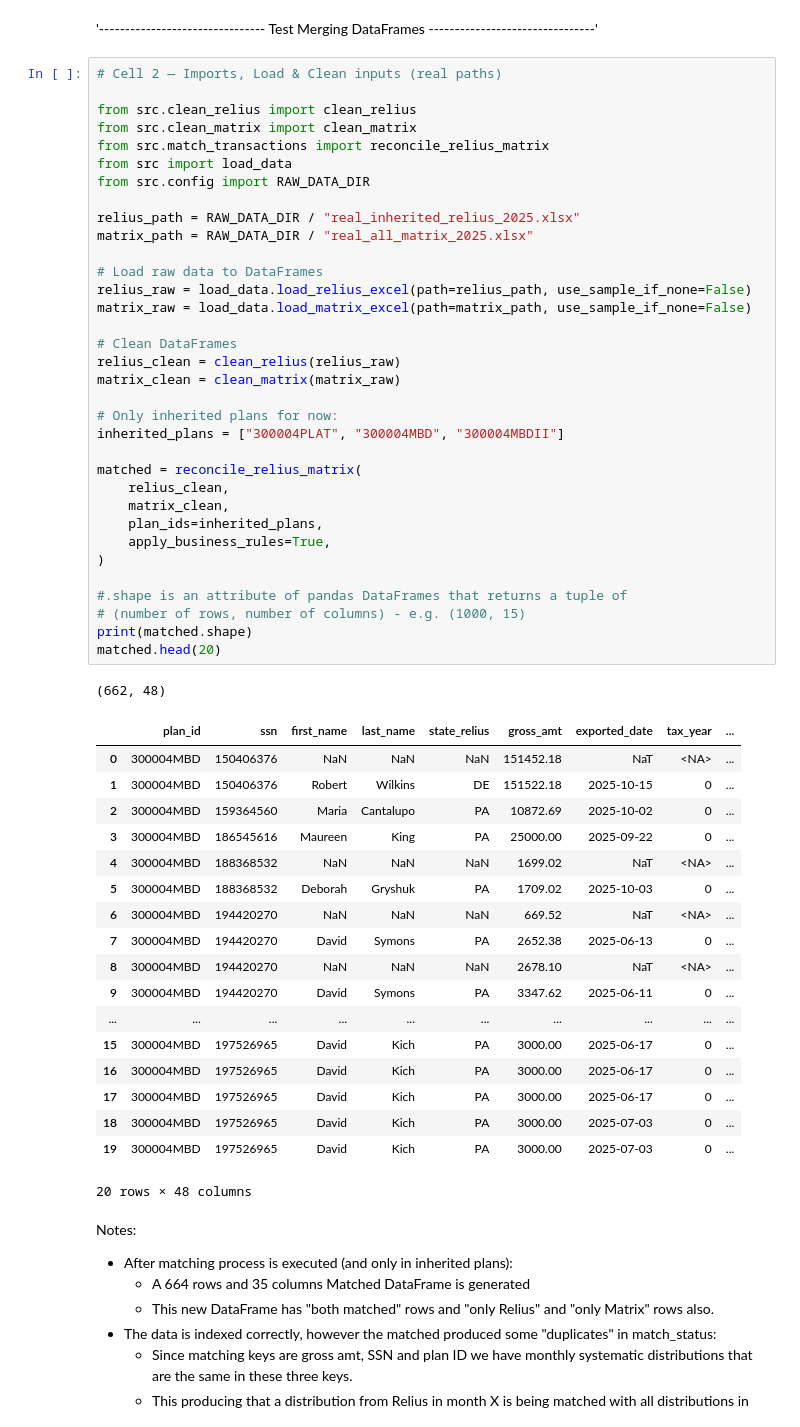
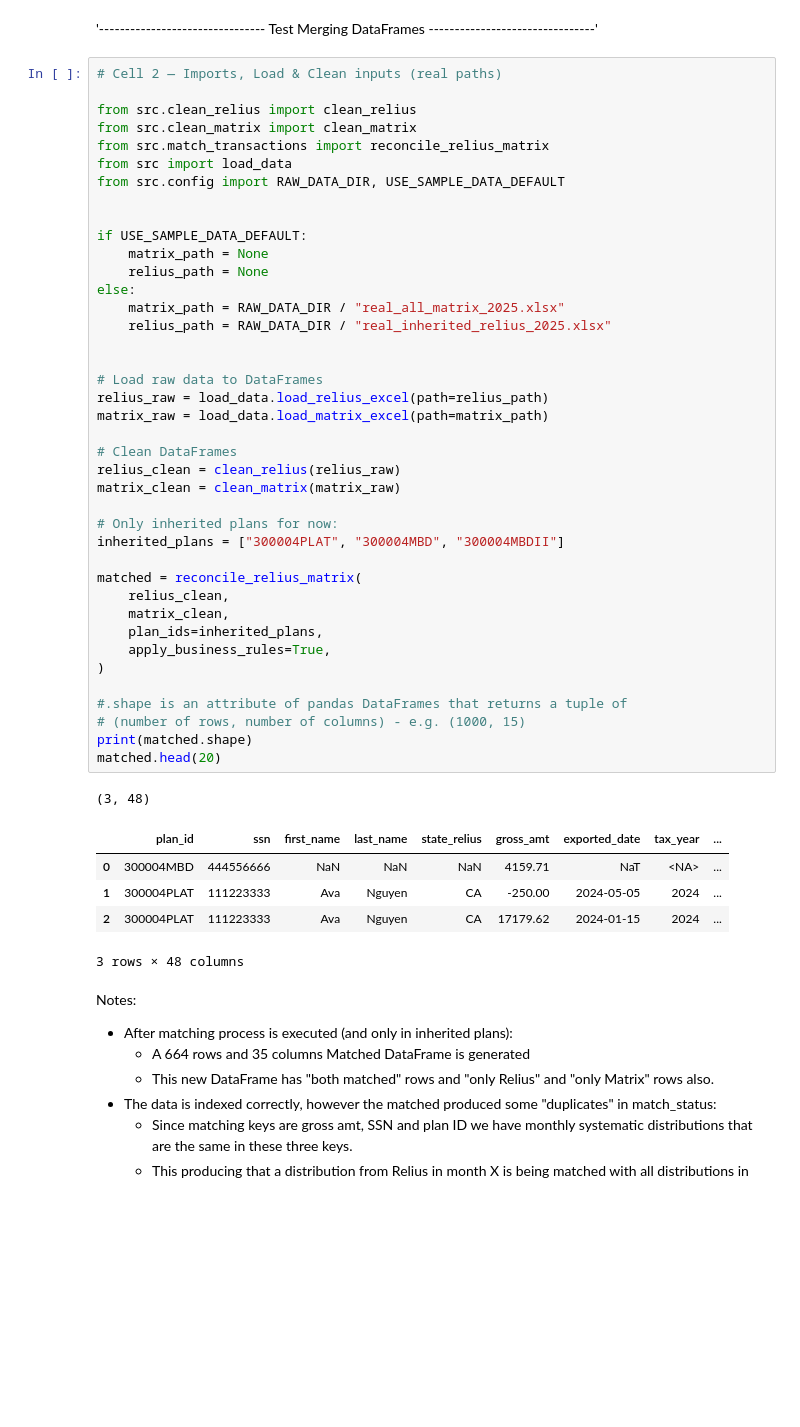
Before and after one commit to manuel-reyes-ml/1099_reconciliation_pipeline, a Jupyter notebook: notebooks/03_match_planid_analysis.ipynb, the cells around one changed output. Cells and saved outputs as stored; diff of their text form; blank space fills up the shorter version.

Commit message:
Notebooks: update jupyter notebooks to align with the new loader defaults to select loading Real Excel files from data/raw/ or data/sample/

```diff
--- a/notebooks/03_match_planid_analysis.ipynb
+++ b/notebooks/03_match_planid_analysis.ipynb
@@ -22,56 +22,49 @@ Project root:  /Users/manuelreyes/Desktop/dev/1099_reconciliation_pipeline
 # Cell 2 — Imports, Load & Clean inputs (real paths)
 
 from src.clean_relius import clean_relius
 from src.clean_matrix import clean_matrix
 from src.match_transactions import reconcile_relius_matrix
 from src import load_data
-from src.config import RAW_DATA_DIR
+from src.config import RAW_DATA_DIR, USE_SAMPLE_DATA_DEFAULT
 
-relius_path = RAW_DATA_DIR / "real_inherited_relius_2025.xlsx"
-matrix_path = RAW_DATA_DIR / "real_all_matrix_2025.xlsx"
+
+if USE_SAMPLE_DATA_DEFAULT:
+    matrix_path = None
+    relius_path = None
+else:
+    matrix_path = RAW_DATA_DIR / "real_all_matrix_2025.xlsx"
+    relius_path = RAW_DATA_DIR / "real_inherited_relius_2025.xlsx"
+
 
 # Load raw data to DataFrames
-relius_raw = load_data.load_relius_excel(path=relius_path, use_sample_if_none=False)
-matrix_raw = load_data.load_matrix_excel(path=matrix_path, use_sample_if_none=False)
+relius_raw = load_data.load_relius_excel(path=relius_path)
+matrix_raw = load_data.load_matrix_excel(path=matrix_path)
 
 # Clean DataFrames
 relius_clean = clean_relius(relius_raw)
 matrix_clean = clean_matrix(matrix_raw)
 
 # Only inherited plans for now:
 inherited_plans = ["300004PLAT", "300004MBD", "300004MBDII"]
 
 matched = reconcile_relius_matrix(
     relius_clean,
     matrix_clean,
     plan_ids=inherited_plans,
     apply_business_rules=True,
 )
 
 #.shape is an attribute of pandas DataFrames that returns a tuple of
 # (number of rows, number of columns) - e.g. (1000, 15)
 print(matched.shape)
 matched.head(20)
 # %% [output]
-(662, 48)
+(3, 48)
 |  | plan_id | ssn | first_name | last_name | state_relius | gross_amt | exported_date | tax_year | ... |
-| 0 | 300004MBD | 150406376 | NaN | NaN | NaN | 151452.18 | NaT | <NA> | ... |
-| 1 | 300004MBD | 150406376 | Robert | Wilkins | DE | 151522.18 | 2025-10-15 | 0 | ... |
-| 2 | 300004MBD | 159364560 | Maria | Cantalupo | PA | 10872.69 | 2025-10-02 | 0 | ... |
-| 3 | 300004MBD | 186545616 | Maureen | King | PA | 25000.00 | 2025-09-22 | 0 | ... |
-| 4 | 300004MBD | 188368532 | NaN | NaN | NaN | 1699.02 | NaT | <NA> | ... |
-| 5 | 300004MBD | 188368532 | Deborah | Gryshuk | PA | 1709.02 | 2025-10-03 | 0 | ... |
-| 6 | 300004MBD | 194420270 | NaN | NaN | NaN | 669.52 | NaT | <NA> | ... |
-| 7 | 300004MBD | 194420270 | David | Symons | PA | 2652.38 | 2025-06-13 | 0 | ... |
-| 8 | 300004MBD | 194420270 | NaN | NaN | NaN | 2678.10 | NaT | <NA> | ... |
-| 9 | 300004MBD | 194420270 | David | Symons | PA | 3347.62 | 2025-06-11 | 0 | ... |
-| ... | ... | ... | ... | ... | ... | ... | ... | ... | ... |
-| 15 | 300004MBD | 197526965 | David | Kich | PA | 3000.00 | 2025-06-17 | 0 | ... |
-| 16 | 300004MBD | 197526965 | David | Kich | PA | 3000.00 | 2025-06-17 | 0 | ... |
-| 17 | 300004MBD | 197526965 | David | Kich | PA | 3000.00 | 2025-06-17 | 0 | ... |
-| 18 | 300004MBD | 197526965 | David | Kich | PA | 3000.00 | 2025-07-03 | 0 | ... |
-| 19 | 300004MBD | 197526965 | David | Kich | PA | 3000.00 | 2025-07-03 | 0 | ... |
+| 0 | 300004MBD | 444556666 | NaN | NaN | NaN | 4159.71 | NaT | <NA> | ... |
+| 1 | 300004PLAT | 111223333 | Ava | Nguyen | CA | -250.00 | 2024-05-05 | 2024 | ... |
+| 2 | 300004PLAT | 111223333 | Ava | Nguyen | CA | 17179.62 | 2024-01-15 | 2024 | ... |
-20 rows × 48 columns
+3 rows × 48 columns
 # %% [markdown]
 Notes:
 - After matching process is executed (and only in inherited plans):
```
Also changed, not shown: parts of 2 cells of this notebook, 5 other files.
